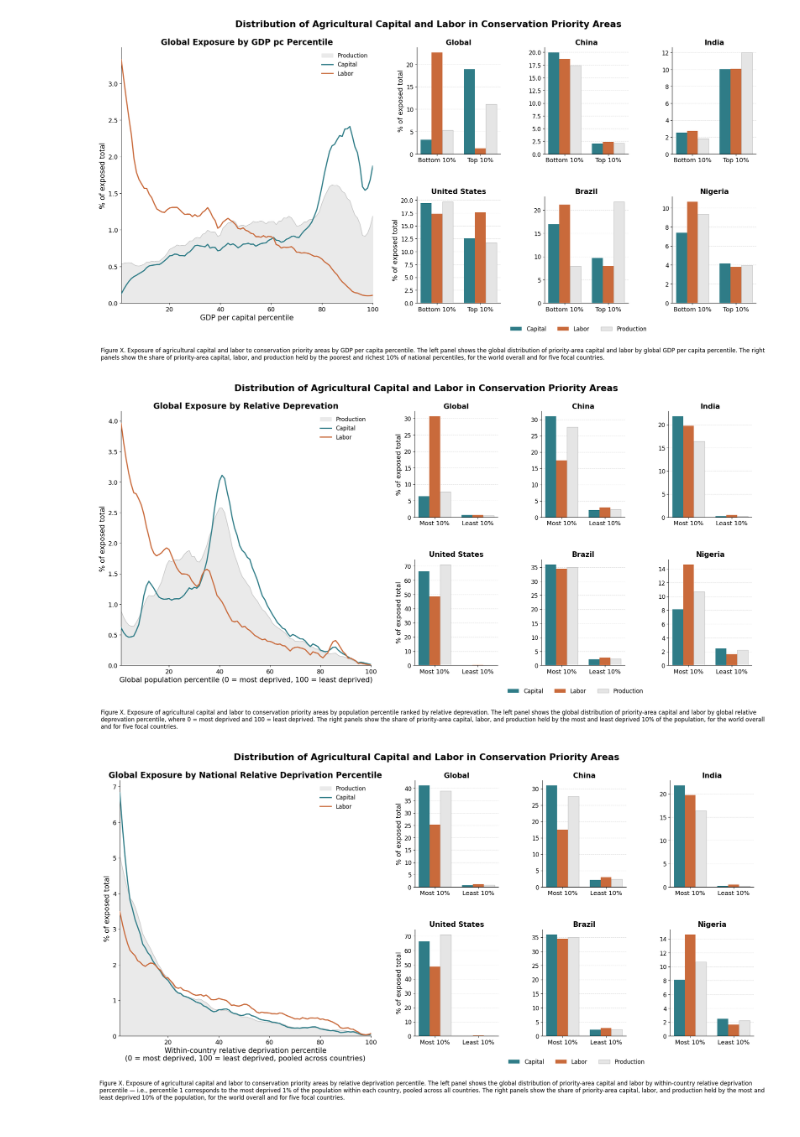
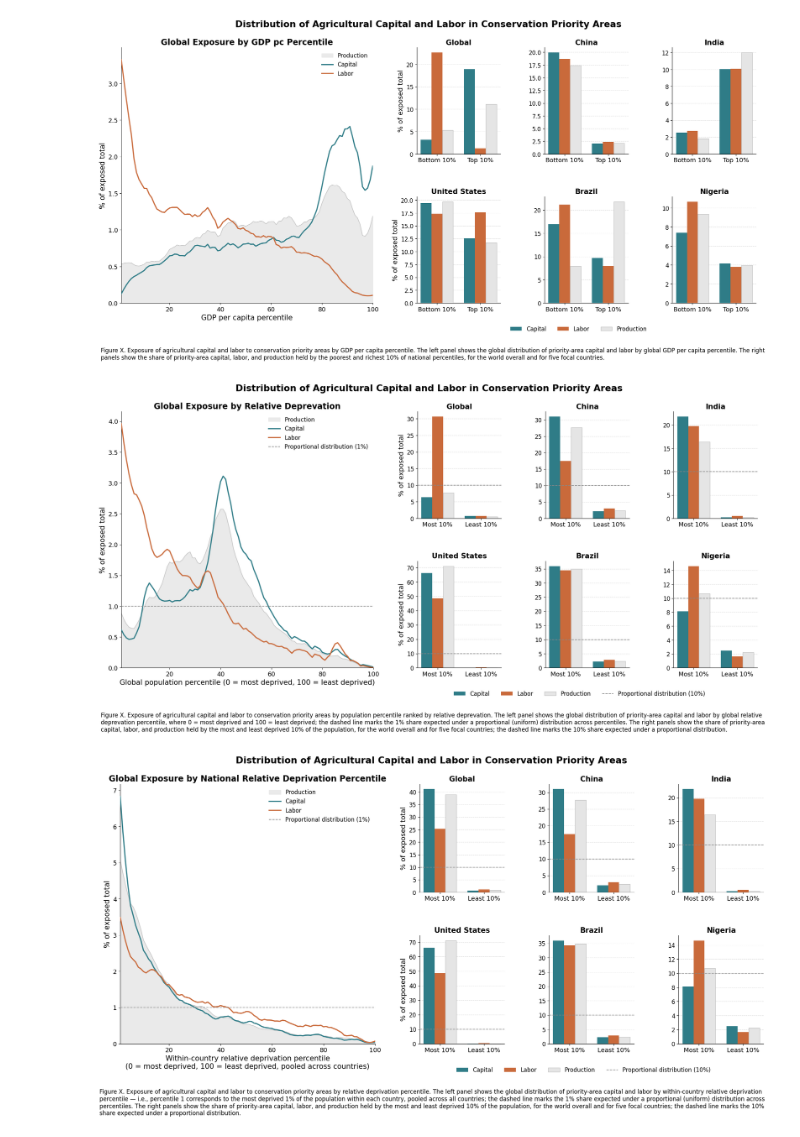
Before and after one commit to carinamani/AgDownscaling, a Jupyter notebook: 05_30x30_analysis/02_add_income_analysis.ipynb, the cells around one changed output. Saved outputs shown, nothing was run; the diff lists cells and outputs as text; code cells hidden in the pictures.

```diff
--- a/05_30x30_analysis/02_add_income_analysis.ipynb
+++ b/05_30x30_analysis/02_add_income_analysis.ipynb
@@ -350,6 +350,7 @@ plot_capital_labor_exposure_combined(
 # %%
 ##### Plot exposure to capital/labor in priority areas by relative deprevation percentile (no country average)
 # country average infered for each country by where produciton is
+# now with a "proportional distribution" reference line (1% for line chart, 10% for bar panels)
 
 COLORS = {
     "Capital": "#2F7C87",
@@ -357,6 +358,7 @@ COLORS = {
     "Production": "#E5E5E5",
 }
 PRODUCTION_EDGE = "#C4C4C4"
+REFERENCE_COLOR = "#888888"
 
 country_mask_cache = {}
 
@@ -417,6 +419,7 @@ def plot_capital_labor_exposure_combined(
         ax.bar(x, labor_vals, width, color=COLORS["Labor"], zorder=3, label="Labor")
         ax.bar(x + width, production_vals, width, color=COLORS["Production"],
                edgecolor=PRODUCTION_EDGE, linewidth=1, zorder=3, label="Production")
+        ax.axhline(10, color=REFERENCE_COLOR, linewidth=1.3, linestyle="--", zorder=4)
 
         ax.set_xticks(x)
         ax.set_xticklabels(group_names, fontsize=13)
@@ -452,6 +455,8 @@ def plot_capital_labor_exposure_combined(
                  color=COLORS["Capital"], linewidth=2.4, zorder=4)
     ax_left.plot(labor_pct_line.index, labor_pct_line.values, label="Labor",
                  color=COLORS["Labor"], linewidth=2.4, zorder=4)
+    ax_left.axhline(1, color=REFERENCE_COLOR, linewidth=1.3, linestyle="--", zorder=4,
+                     label="Proportional distribution (1%)")
 
     ax_left.set_xlabel(f"Global population percentile (0 = most deprived, 100 = least deprived)", fontsize=15)
     ax_left.set_ylabel("% of exposed total", fontsize=15)
@@ -489,6 +494,7 @@ def plot_capital_labor_exposure_combined(
     ax_global.bar(x, labor_vals, width, color=COLORS["Labor"], zorder=3)
     ax_global.bar(x + width, production_vals, width, color=COLORS["Production"],
                   edgecolor=PRODUCTION_EDGE, linewidth=1, zorder=3)
+    ax_global.axhline(10, color=REFERENCE_COLOR, linewidth=1.3, linestyle="--", zorder=4)
     ax_global.set_xticks(x)
     ax_global.set_xticklabels(group_names, fontsize=13)
     ax_global.tick_params(axis="y", labelsize=12)
@@ -519,8 +525,9 @@ def plot_capital_labor_exposure_combined(
         Patch(facecolor=COLORS["Capital"], label="Capital"),
         Patch(facecolor=COLORS["Labor"], label="Labor"),
         Patch(facecolor=COLORS["Production"], edgecolor=PRODUCTION_EDGE, label="Production"),
+        Line2D([0], [0], color=REFERENCE_COLOR, linewidth=1.3, linestyle="--", label="Proportional distribution (10%)"),
     ]
-    fig.legend(handles=handles, loc="lower center", ncol=3,
+    fig.legend(handles=handles, loc="lower center", ncol=4,
                bbox_to_anchor=(0.72, 0.05), frameon=False, fontsize=12)
 
     fig.suptitle(f"Distribution of Agricultural Capital and Labor in Conservation Priority Areas",
@@ -531,9 +538,10 @@ def plot_capital_labor_exposure_combined(
         0.02,
         "Figure X. Exposure of agricultural capital and labor to conservation priority areas by "
         "population percentile ranked by relative deprevation. The left panel shows the global distribution of priority-area capital "
-        "and labor by global relative deprevation percentile, where 0 = most deprived and 100 = least deprived. The right panels show the share of priority-area "
-        "capital, labor, and production held by the most and least deprived 10% of the population, for "
-        "the world overall and for five focal countries.",
+        "and labor by global relative deprevation percentile, where 0 = most deprived and 100 = least deprived; the dashed line marks "
+        "the 1% share expected under a proportional (uniform) distribution across percentiles. The right panels show the share of "
+        "priority-area capital, labor, and production held by the most and least deprived 10% of the population, for the world "
+        "overall and for five focal countries; the dashed line marks the 10% share expected under a proportional distribution.",
         ha="left",
         va="top",
         fontsize=12,
@@ -553,10 +561,11 @@ plot_capital_labor_exposure_combined(
     country_names={"CHN": "China", "IND": "India", "USA": "United States", "BRA": "Brazil", "NGA": "Nigeria"},
 );
 # %% [output]
-[figure, old version]
+[figure, new version]
 # %%
 ##### Plot exposure to capital/labor in priority areas by relative deprevation percentile (NATIONALLY DEFINED)
 # country average infered for each country by where produciton is
+# now with a "proportional distribution" reference line (1% for line chart, 10% for bar panels)
 
 COLORS = {
     "Capital": "#2F7C87",
@@ -564,6 +573,7 @@ COLORS = {
     "Production": "#E5E5E5",
 }
 PRODUCTION_EDGE = "#C4C4C4"
+REFERENCE_COLOR = "#888888"
 
 country_mask_cache = {}
 
@@ -624,6 +634,7 @@ def plot_capital_labor_exposure_combined(
         ax.bar(x, labor_vals, width, color=COLORS["Labor"], zorder=3, label="Labor")
         ax.bar(x + width, production_vals, width, color=COLORS["Production"],
                edgecolor=PRODUCTION_EDGE, linewidth=1, zorder=3, label="Production")
+        ax.axhline(10, color=REFERENCE_COLOR, linewidth=1.3, linestyle="--", zorder=4)
 
         ax.set_xticks(x)
         ax.set_xticklabels(group_names, fontsize=13)
@@ -659,6 +670,8 @@ def plot_capital_labor_exposure_combined(
                  color=COLORS["Capital"], linewidth=2.4, zorder=4)
     ax_left.plot(labor_pct_line.index, labor_pct_line.values, label="Labor",
                  color=COLORS["Labor"], linewidth=2.4, zorder=4)
+    ax_left.axhline(1, color=REFERENCE_COLOR, linewidth=1.3, linestyle="--", zorder=4,
+                     label="Proportional distribution (1%)")
 
     ax_left.set_xlabel(
         "Within-country relative deprivation percentile\n(0 = most deprived, 100 = least deprived, pooled across countries)",
@@ -699,6 +712,7 @@ def plot_capital_labor_exposure_combined(
     ax_global.bar(x, labor_vals, width, color=COLORS["Labor"], zorder=3)
     ax_global.bar(x + width, production_vals, width, color=COLORS["Production"],
                   edgecolor=PRODUCTION_EDGE, linewidth=1, zorder=3)
+    ax_global.axhline(10, color=REFERENCE_COLOR, linewidth=1.3, linestyle="--", zorder=4)
     ax_global.set_xticks(x)
     ax_global.set_xticklabels(group_names, fontsize=13)
     ax_global.tick_params(axis="y", labelsize=12)
@@ -729,8 +743,9 @@ def plot_capital_labor_exposure_combined(
         Patch(facecolor=COLORS["Capital"], label="Capital"),
         Patch(facecolor=COLORS["Labor"], label="Labor"),
         Patch(facecolor=COLORS["Production"], edgecolor=PRODUCTION_EDGE, label="Production"),
+        Line2D([0], [0], color=REFERENCE_COLOR, linewidth=1.3, linestyle="--", label="Proportional distribution (10%)"),
     ]
-    fig.legend(handles=handles, loc="lower center", ncol=3,
+    fig.legend(handles=handles, loc="lower center", ncol=4,
                bbox_to_anchor=(0.72, 0.05), frameon=False, fontsize=12)
 
     fig.suptitle(f"Distribution of Agricultural Capital and Labor in Conservation Priority Areas",
@@ -738,33 +753,35 @@ def plot_capital_labor_exposure_combined(
 
     fig.text(
         0.02,
         0.02,
         "Figure X. Exposure of agricultural capital and labor to conservation priority areas by "
         "relative deprivation percentile. The left panel shows the global distribution of priority-area capital "
         "and labor by within-country relative deprivation percentile — i.e., percentile 1 corresponds to the most "
-        "deprived 1% of the population within each country, pooled across all countries. The right panels show the "
+        "deprived 1% of the population within each country, pooled across all countries; the dashed line marks the "
+        "1% share expected under a proportional (uniform) distribution across percentiles. The right panels show the "
         "share of priority-area capital, labor, and production held by the most and least deprived 10% of the "
-        "population, for the world overall and for five focal countries.",
+        "population, for the world overall and for five focal countries; the dashed line marks the 10% share expected "
+        "under a proportional distribution.",
         ha="left",
         va="top",
         fontsize=12,
         wrap=True,
     )
 
     fig.subplots_adjust(left=0.05, right=0.98, top=0.90, bottom=0.15, wspace=0.35, hspace=0.4)
 
     if save:
         plt.savefig(f"{fd}/exposure_priority_relative_dperevation_national.png", dpi=300, bbox_inches="tight")
     plt.show()
     return fig
 
 # Plot — left panel now uses NATIONAL percentiles pooled globally
 # (percentile 1 = most-deprived 1% *within each country*, not globally)
 plot_capital_labor_exposure_combined(
     countries=("CHN", "IND", "USA", "BRA", "NGA"),
     country_names={"CHN": "China", "IND": "India", "USA": "United States", "BRA": "Brazil", "NGA": "Nigeria"},
     global_percentile_scope='national',
     country_percentile_scope='national',
 );
 # %% [output]
-[figure, old version]
+[figure, new version]
```
Also changed, not shown: parts of 3 cells of this notebook.
